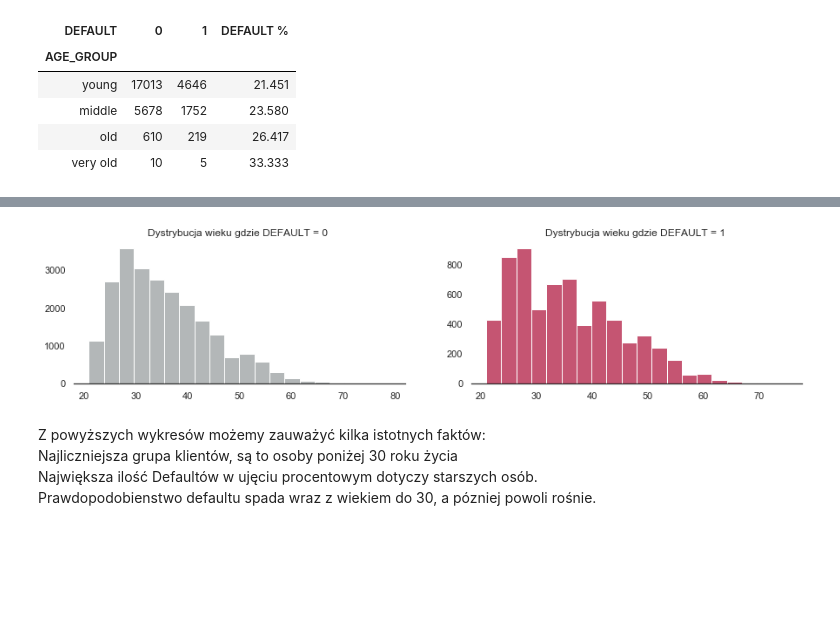
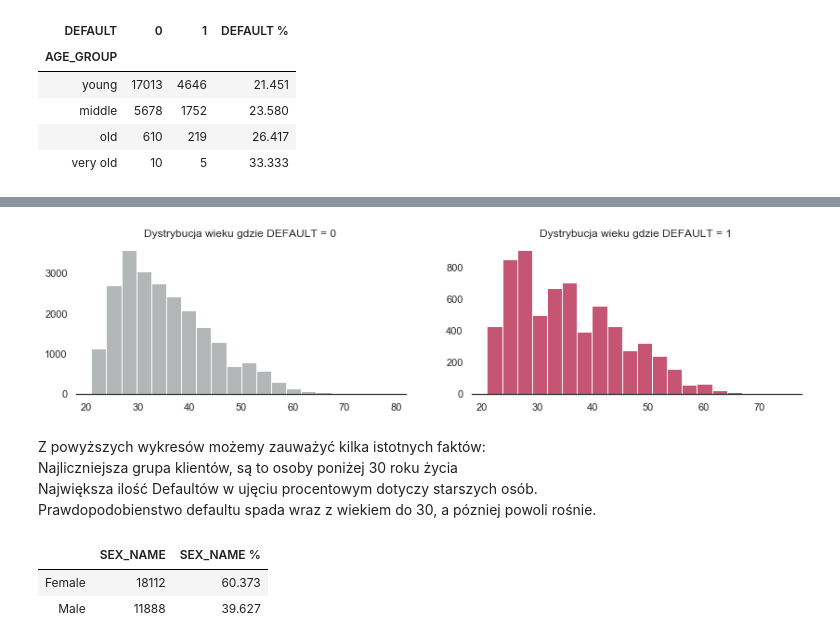
Before and after one commit to JakubPluta/Data-Science, a Jupyter notebook: Credit Approval/Credit Approvals.ipynb, the cells around one changed output, grey strips where cells are left out. Saved outputs shown, nothing was run; the diff lists cells and outputs as text; code cells hidden in the pictures; blank space fills up the shorter version.

```diff
--- a/Credit Approval/Credit Approvals.ipynb
+++ b/Credit Approval/Credit Approvals.ipynb
@@ -313,14 +313,20 @@ plt.suptitle('Default - rozkład w podziale na wiek',fontsize=15);
 # %%
-f,ax = plt.subplots(1,2,figsize=(15,3))
+f,ax = plt.subplots(1,2,figsize=(14,3))
 fig6 = data[data['DEFAULT']==0]['AGE'].hist(bins=20,ax=ax[0],color='#b3b7b8',grid=False);
 fig6.set_title('Dystrybucja wieku gdzie DEFAULT = 0 ');
 fig6b = data[data['DEFAULT']==1]['AGE'].hist(bins=20,ax=ax[1],color='#c55572',grid=False);
 fig6b.set_title('Dystrybucja wieku gdzie DEFAULT = 1 ');
 despine()
 # %% [output]
-[figure, old version]
+[figure, new version]
 # %% [markdown]
 Z powyższych wykresów możemy zauważyć kilka istotnych faktów:
     Najliczniejsza grupa klientów, są to osoby poniżej 30 roku życia
     Największa ilość Defaultów w ujęciu procentowym dotyczy starszych osób.
     Prawdopodobienstwo defaultu spada wraz z wiekiem do 30, a pózniej powoli rośnie.
+# %%
+counts_pct(category='SEX_NAME',data=data)
+# %% [output]
+|  | SEX_NAME | SEX_NAME % |
+| Female | 18112 | 60.373 |
+| Male | 11888 | 39.627 |
```
Also changed, not shown: parts of 11 cells of this notebook.
